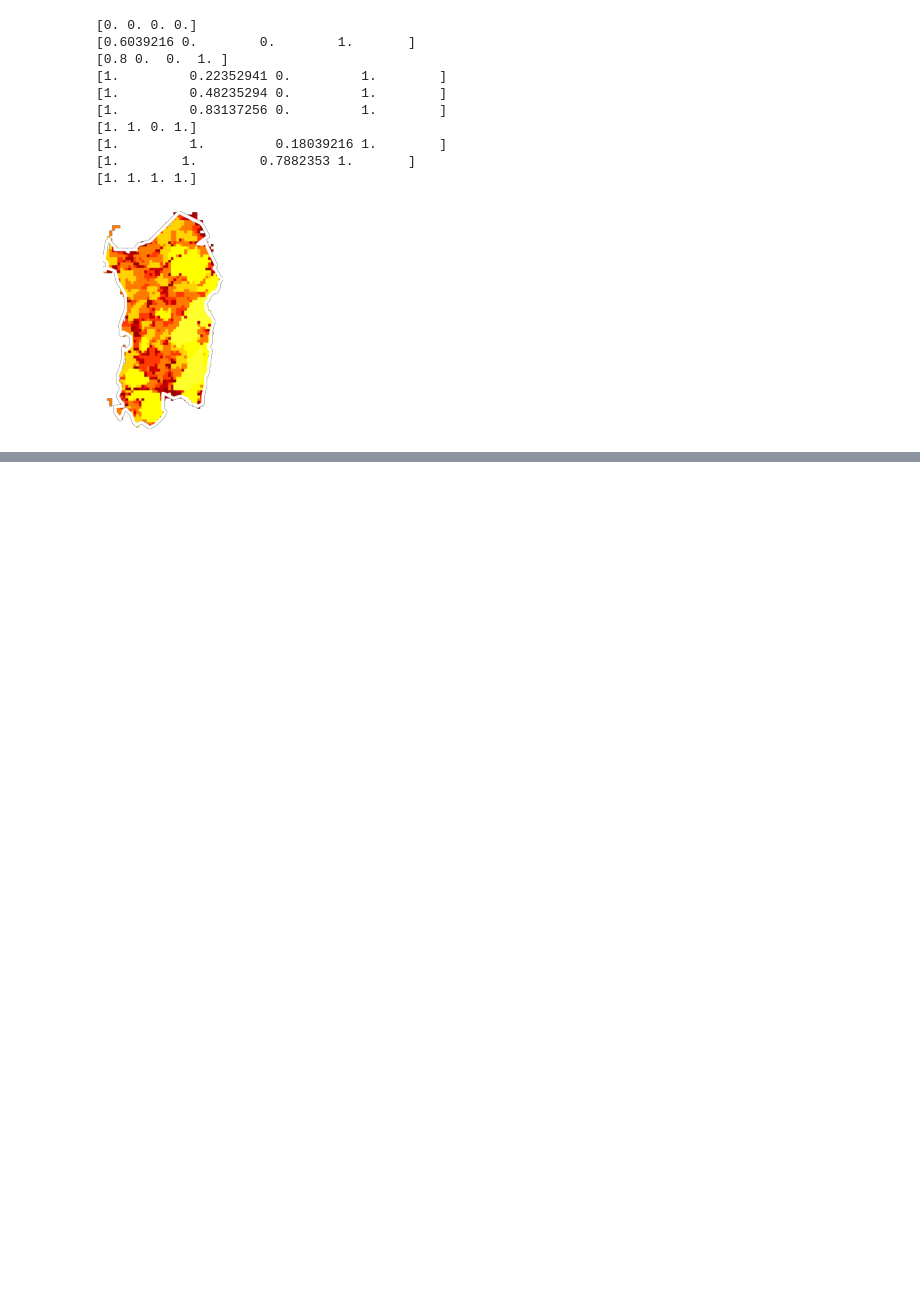
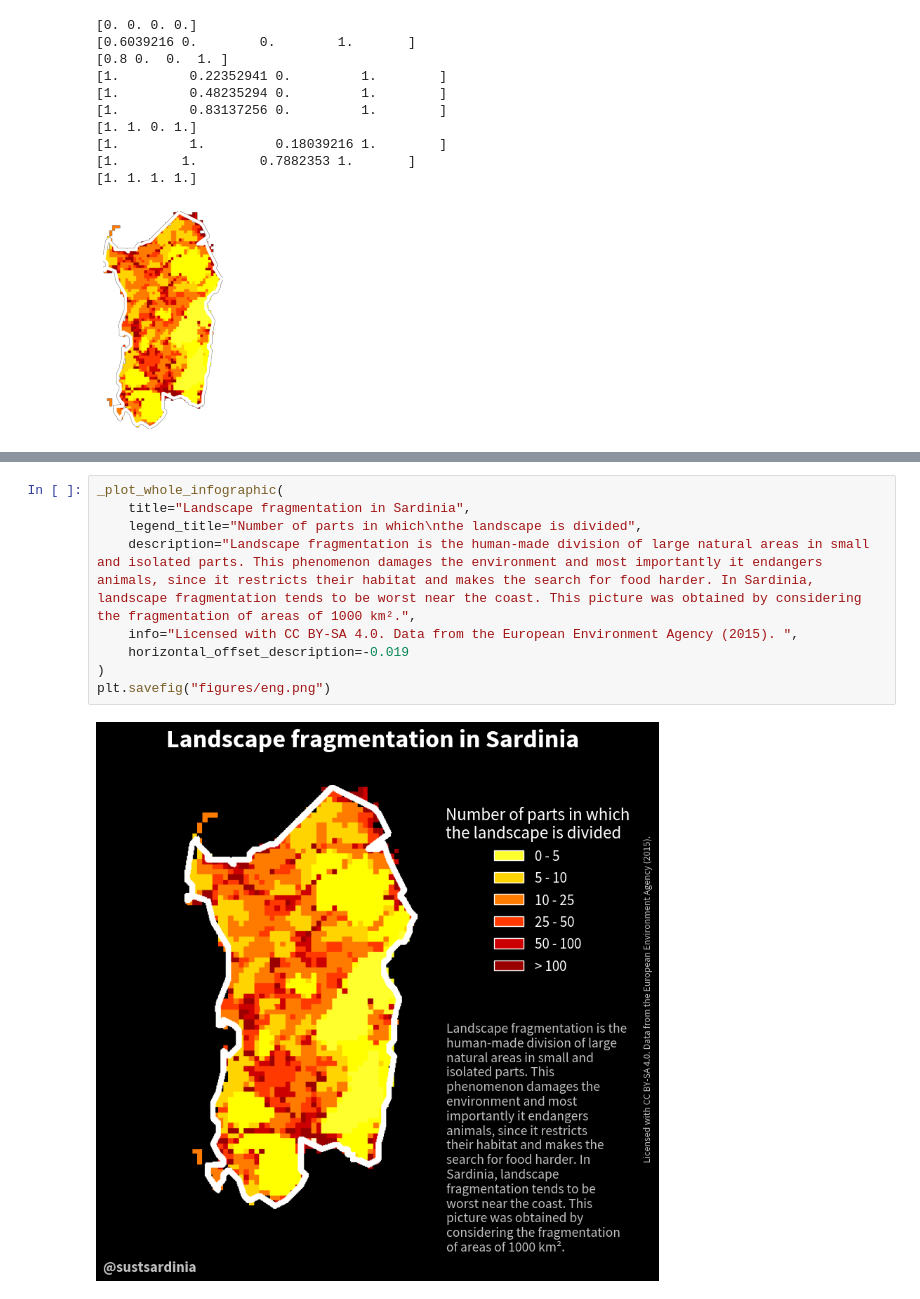
Before and after one commit to sustainablesardinia/various-infographics, a Jupyter notebook: landscape-fragmentation/LandscapeFragmentation.ipynb, the cells around one changed output, grey strips where cells are left out. Cells and saved outputs as stored; diff of their text form; blank space fills up the shorter version.

```diff
--- a/landscape-fragmentation/LandscapeFragmentation.ipynb
+++ b/landscape-fragmentation/LandscapeFragmentation.ipynb
@@ -170,0 +198,11 @@ _plot_whole_infographic(
+# %%
+_plot_whole_infographic(
+    title="Landscape fragmentation in Sardinia",
+    legend_title="Number of parts in which\nthe landscape is divided",
+    description="Landscape fragmentation is the human-made division of large natural areas in small and isolated parts. This phenomenon damages the environment and most importantly it endangers animals, since it restricts their habitat and makes the search for food harder. In Sardinia, landscape fragmentation tends to be worst near the coast. This picture was obtained by considering the fragmentation of areas of 1000 km².",
+    info="Licensed with CC BY-SA 4.0. Data from the European Environment Agency (2015). ",
+    horizontal_offset_description=-0.019
+)
+plt.savefig("figures/eng.png")
+# %% [output]
+[figure, added]
```
Also changed, not shown: parts of 8 cells of this notebook, 4 other files.
